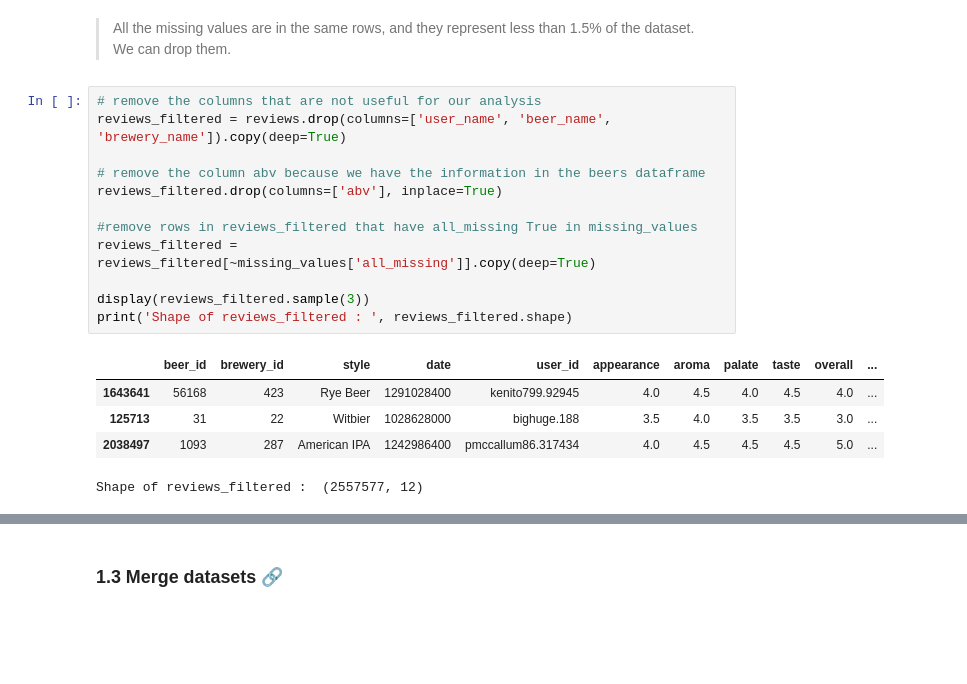
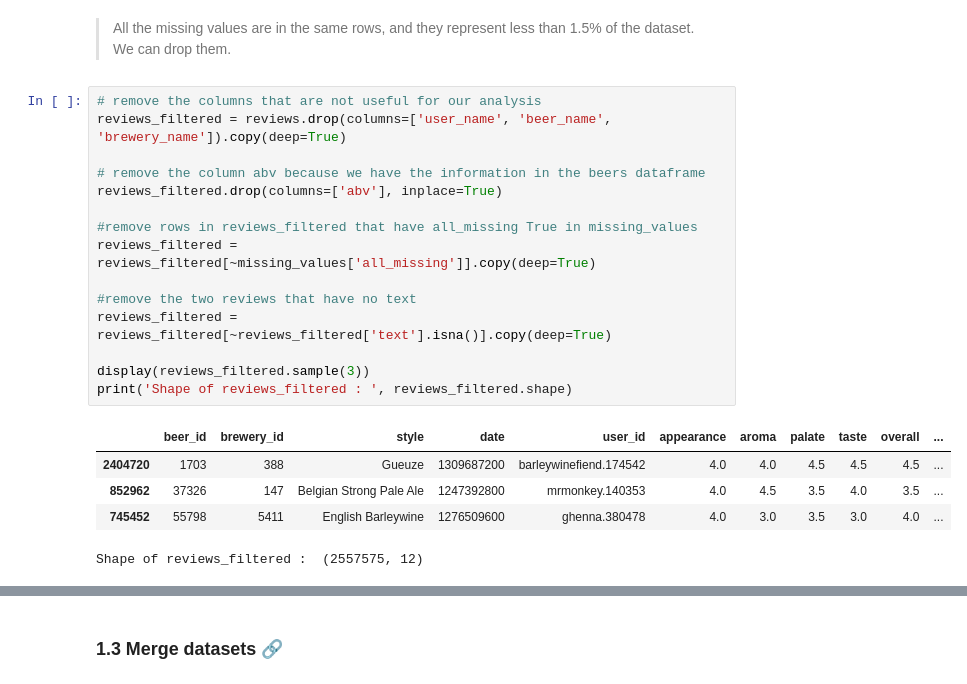
Before and after one commit to epfl-ada/ada-2023-project-beeradaventure46, a Jupyter notebook: Milestone_2.ipynb, the cells around one changed output, grey strips where cells are left out. Cells and saved outputs as stored; diff of their text form; blank space fills up the shorter version.

```diff
--- a/Milestone_2.ipynb
+++ b/Milestone_2.ipynb
@@ -474,18 +459,21 @@ All the missing values are in the same rows, and they represent less than 1.5% o
 # %%
 # remove the columns that are not useful for our analysis
 reviews_filtered = reviews.drop(columns=['user_name', 'beer_name', 'brewery_name']).copy(deep=True)
 
 # remove the column abv because we have the information in the beers dataframe
 reviews_filtered.drop(columns=['abv'], inplace=True)
 
 #remove rows in reviews_filtered that have all_missing True in missing_values
 reviews_filtered = reviews_filtered[~missing_values['all_missing']].copy(deep=True)
 
+#remove the two reviews that have no text
+reviews_filtered = reviews_filtered[~reviews_filtered['text'].isna()].copy(deep=True)
+
 display(reviews_filtered.sample(3))
 print('Shape of reviews_filtered : ', reviews_filtered.shape)
 # %% [output]
 |  | beer_id | brewery_id | style | date | user_id | appearance | aroma | palate | taste | overall | ... |
-| 1643641 | 56168 | 423 | Rye Beer | 1291028400 | kenito799.92945 | 4.0 | 4.5 | 4.0 | 4.5 | 4.0 | ... |
-| 125713 | 31 | 22 | Witbier | 1028628000 | bighuge.188 | 3.5 | 4.0 | 3.5 | 3.5 | 3.0 | ... |
-| 2038497 | 1093 | 287 | American IPA | 1242986400 | pmccallum86.317434 | 4.0 | 4.5 | 4.5 | 4.5 | 5.0 | ... |
+| 2404720 | 1703 | 388 | Gueuze | 1309687200 | barleywinefiend.174542 | 4.0 | 4.0 | 4.5 | 4.5 | 4.5 | ... |
+| 852962 | 37326 | 147 | Belgian Strong Pale Ale | 1247392800 | mrmonkey.140353 | 4.0 | 4.5 | 3.5 | 4.0 | 3.5 | ... |
+| 745452 | 55798 | 5411 | English Barleywine | 1276509600 | ghenna.380478 | 4.0 | 3.0 | 3.5 | 3.0 | 4.0 | ... |
-Shape of reviews_filtered :  (2557577, 12)
+Shape of reviews_filtered :  (2557575, 12)
```
Also changed, not shown: parts of 72 cells of this notebook, 6 other files.
